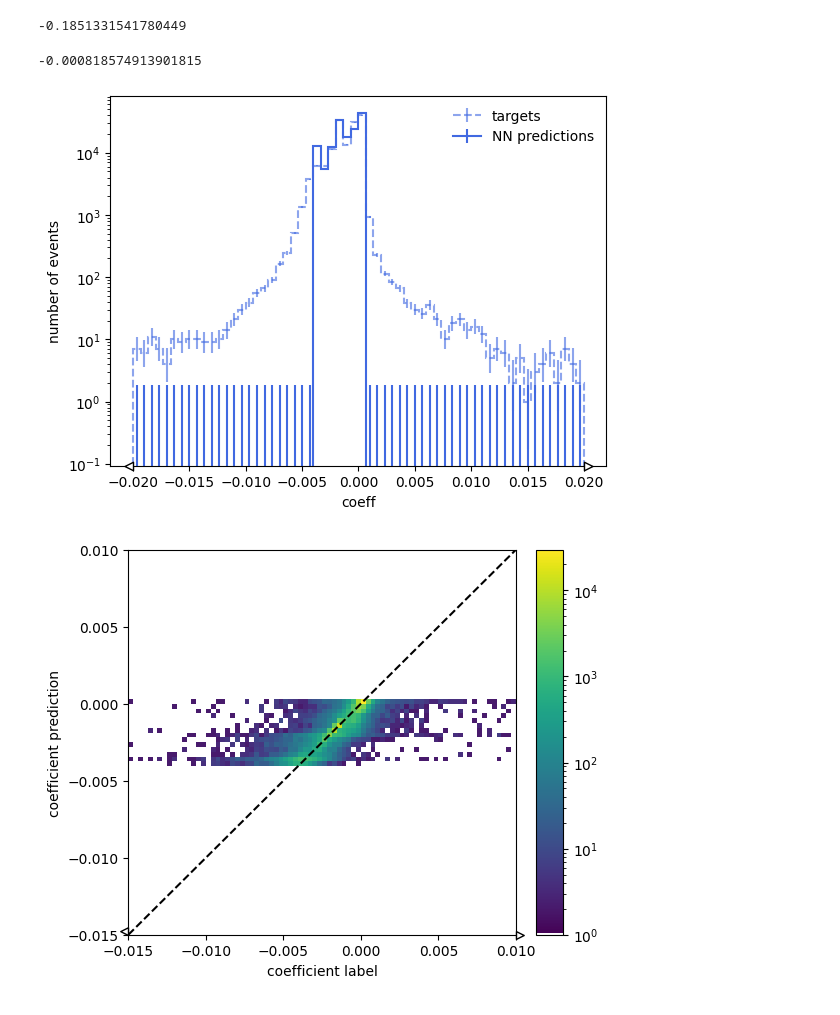
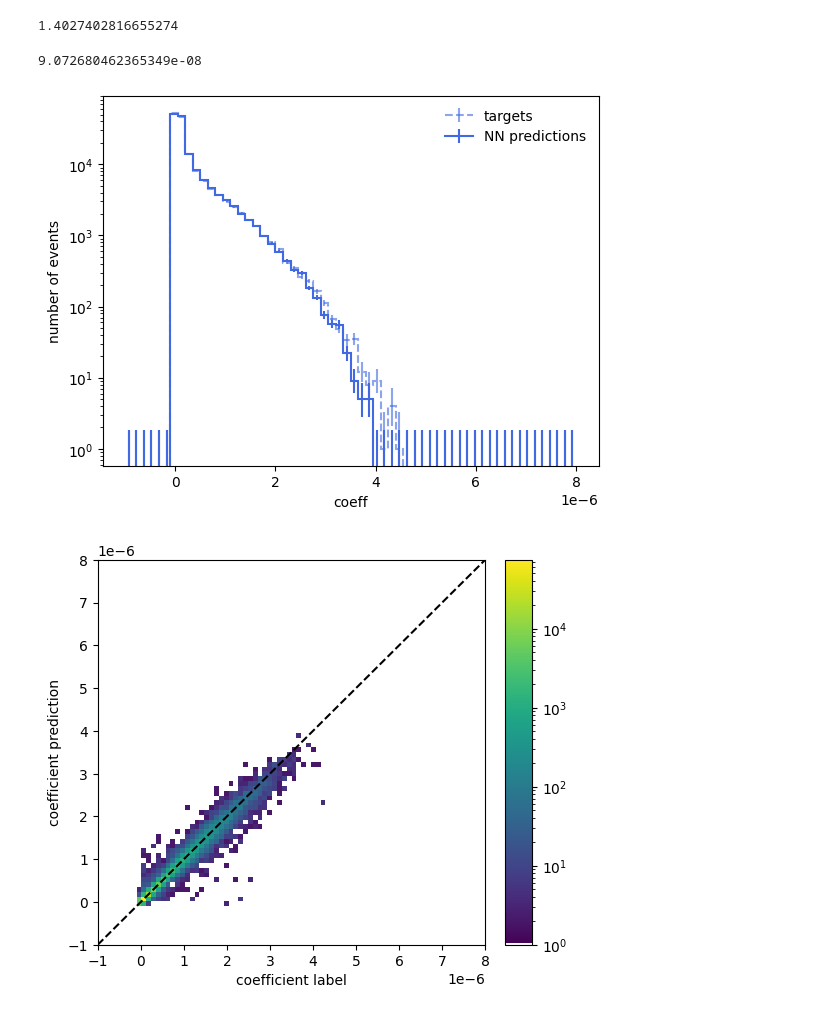
Before and after one commit to hep-cce/nsbi4hep, a Jupyter notebook: notebooks/plot-rolypoly-outputs.ipynb, the cells around one changed output. Drawn from its saved outputs; the diff is of its cells as text; code cells hidden in the pictures.

```diff
--- a/notebooks/plot-rolypoly-outputs.ipynb
+++ b/notebooks/plot-rolypoly-outputs.ipynb
@@ -20,25 +20,31 @@ import pandas as pd
 import torch
 from lightning import Trainer
 # %%
-OUTPUT_DIR = '../jobs/rolypoly/refactor-four-INT/coeff_2/'
+OUTPUT_DIR = '../jobs/rolypoly/refactor-eight-SBI-3M/coeff_4/'
 SCALER_FILE_X = 'scaler_X.pkl'
 SCALER_FILE_Y = 'scaler_y.pkl'
 CHECKPOINT_DIR = 'checkpoints'
 SAMPLE_DIR = '../..'
 
-checkpoint_epoch = '149'
-checkpoint_loss = '0.12'
+checkpoint_epoch = '187'
+checkpoint_loss = '0.03'
 
 CHECKPOINT = f'checkpoint-rolypoly-epoch={checkpoint_epoch}-val_loss={checkpoint_loss}.ckpt'
 
-VERSION_NO = 0
+VERSION_NO = 3
 LIGHTNING_DIR = f'lightning_logs/version_{VERSION_NO}'
 
-COMPONENT = msq.Component.INT
-COMPONENT_FILE = msq.Component.INT
+COMPONENT = msq.Component.SBI
+COMPONENT_FILE = msq.Component.BKG
 
-FEATURES = ['mandelstam_s', 'mandelstam_t', 'mandelstam_u']#['cth_star', 'cth_1', 'cth_2', 'phi', 'phi_1', 'Z1_mass', 'Z2_mass', '4l_mass', '4l_rapidity']
-COEFFICIENT_INDEX = 2
+FEATURES = ['cth_star', 'cth_1', 'cth_2', 'phi', 'phi_1', 'Z1_mass', 'Z2_mass', '4l_mass', '4l_rapidity']
+FEATURES = ['l1_pt', 'l1_eta', 'l1_phi', 'l1_energy',
+            'l2_pt', 'l2_eta', 'l2_phi', 'l2_energy',
+            'l3_pt', 'l3_eta', 'l3_phi', 'l3_energy',
+            'l4_pt', 'l4_eta', 'l4_phi', 'l4_energy']
+
+
+COEFFICIENT_INDEX = 4
 SAMPLE_SIZE = 150000
 BATCH_SIZE = 64
 SEED = 42
@@ -69,15 +75,16 @@ component_names = {
 # %%
 sample = mcfm.from_csv(cross_section=1.0, file_path=os.path.join(SAMPLE_DIR, filenames[COMPONENT_FILE]), n_rows=250000).reweight(COMPONENT_FILE, COMPONENT)
 
-z_cand = zpair.ZPairCandidate(algorithm='truth')
+z_cand = zpair.ZPairCandidate(algorithm='leastsquare')
 z_masses = zpair.ZPairMassWindow(z1=(70,115), z2=(70,115))
 mandelstam = zz4l.MandelstamVariables()
 angles = zz4l.AngularVariables()
 fourlepton = zz4l.FourLeptonSystem()
+lepton_momenta = zz4l.LeptonMomenta()
 
-sample = sample.calculate(z_cand).filter(z_masses).calculate(mandelstam).calculate(angles).calculate(fourlepton)
+sample = sample.calculate(z_cand).filter(z_masses).calculate(mandelstam).calculate(angles).calculate(fourlepton).calculate(lepton_momenta)
 # %% [output]
--0.1851331541780449
+1.4027402816655274
 # %%
 c6_mod = c6.Modifier(baseline=COMPONENT, events=sample, c6_values=[-5,-1,0,1,5]) if COMPONENT!=msq.Component.INT else c6.Modifier(baseline=COMPONENT, events=sample, c6_values=[-5,0,5])
 coefficient = c6_mod.coefficients[:,COEFFICIENT_INDEX]
@@ -94,7 +101,7 @@ y = coefficient[unweighted_indices]
 # %%
 print(np.median(y))
 # %% [output]
--0.000818574913901815
+9.072680462365349e-08
 # %%
 loaded_model = rolypoly.ROLYPOLY.load_from_checkpoint(os.path.join(OUTPUT_DIR, CHECKPOINT_DIR, CHECKPOINT))
 # %%
@@ -108,7 +115,9 @@ predictions = scaler_y.inverse_transform(predictions[:,np.newaxis]).flatten()
 BINS = 60
 
 bounds = [-2e-2,2e-2]
-#bounds = [-1e-6,5e-6]
+bounds = [-1.5e-3,2e-3]
+bounds = [-8e-6,1e-6]
+bounds = [-1e-6,8e-6]
 
 h_predictions_train = hist.Hist(hist.axis.Regular(BINS, *bounds))
 h_predictions_train.fill(predictions)
@@ -128,28 +137,30 @@ plt.legend(frameon=False)
 
 plt.show()
 # %% [output]
-[figure, old version]
+[figure, new version]
 # %%
 BINS=80
 
-bounds = [-1.5e-2,1e-2]
-#bounds = [-1e-6,1.4e-5]
+bounds = [-2e-2,2e-2]
+bounds = [-1.5e-3,2e-3]
+bounds = [-8e-6,1e-6]
+bounds = [-1e-6,8e-6]
 
 h_calibration_train = hist.Hist(
     hist.axis.Regular(BINS, *bounds, name='coefficient label'),
     hist.axis.Regular(BINS, *bounds, name='coefficient prediction')
 )
 
 h_calibration_train.fill(y, predictions)
 
 cmap = colors.ListedColormap(['white'] + plt.cm.viridis.colors[1:])
 
 fig = plt.figure(figsize=(5,5))
 
 h_calibration_train.plot2d(cmap=cmap, cbar=True, norm=LogNorm())
 plt.plot(np.linspace(*bounds), np.linspace(*bounds), color='k', linestyle='--')
 
 
 plt.show()
 # %% [output]
-[figure, old version]
+[figure, new version]
```
Also changed, not shown: parts of 2 cells of this notebook, 1 other file.
